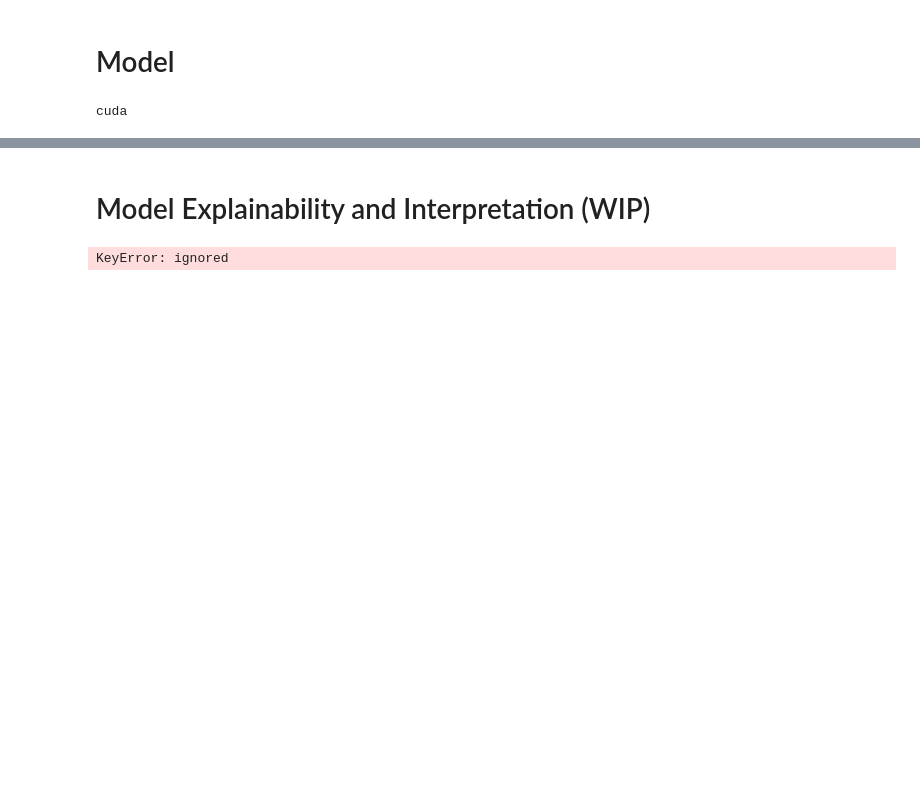
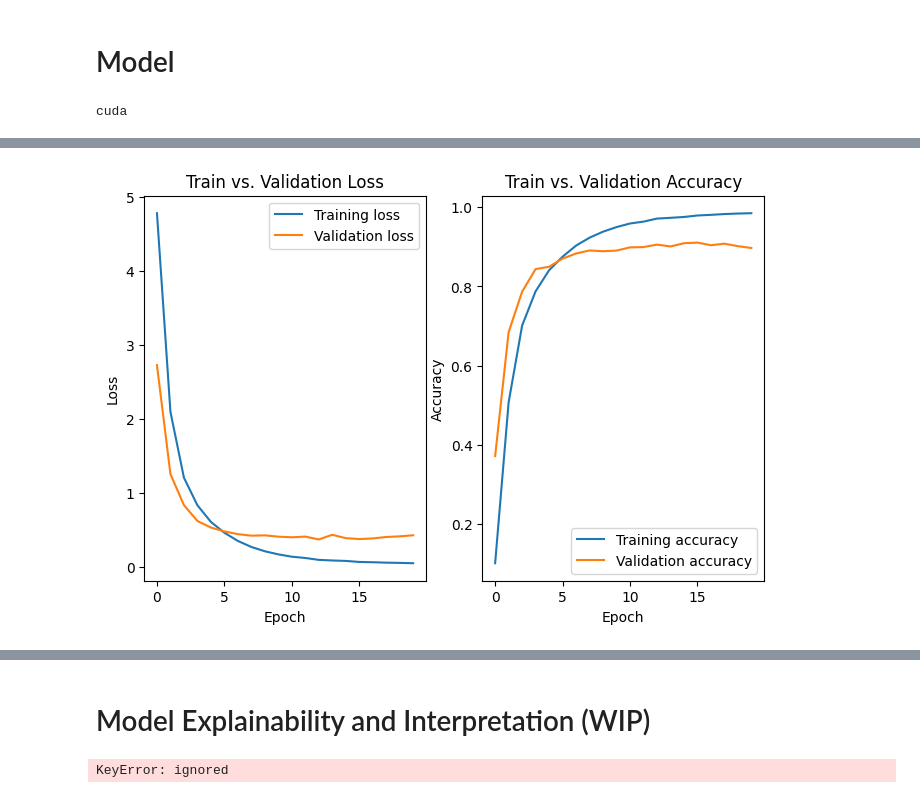
Before and after one commit to xinrui-wang1/515Birds, a Jupyter notebook: src/main.ipynb, the cells around one changed output, grey strips where cells are left out. Drawn from its saved outputs; the diff is of its cells as text; code cells hidden in the pictures; blank space fills up the shorter version.

```diff
--- a/src/main.ipynb
+++ b/src/main.ipynb
@@ -162,2 +192,38 @@ torch.save(model.state_dict(), 'model.ckpt')
+# %%
+# Plot training and validation loss
+# create lists to store training and validation loss
+train_loss_list = []
+valid_loss_list = []
+train_acc_list = []
+valid_acc_list = []
+
+# loop through epochs and store loss values
+for epoch in range(num_epochs):
+    train_loss_list.append(train_losses[epoch])
+    valid_loss_list.append(valid_losses[epoch])
+    train_acc_list.append(train_acc[epoch])
+    valid_acc_list.append(valid_acc[epoch])
+
+# plot the training and validation loss
+plt.figure(figsize=(8,5))
+plt.subplot(1,2,1)
+plt.plot(train_loss_list, label='Training loss')
+plt.plot(valid_loss_list, label='Validation loss')
+plt.legend()
+plt.xlabel('Epoch')
+plt.ylabel('Loss')
+plt.title("Train vs. Validation Loss")
+
+plt.subplot(1,2,2)
+plt.plot(train_acc_list, label='Training accuracy')
+plt.plot(valid_acc_list, label='Validation accuracy')
+plt.legend()
+plt.xlabel('Epoch')
+plt.ylabel('Accuracy')
+plt.title("Train vs. Validation Accuracy")
+
+plt.show()
+# %% [output]
+[figure, added]
 # %%
 # Evaluate the model
```
Also changed, not shown: parts of 13 cells of this notebook, 3 other files.
